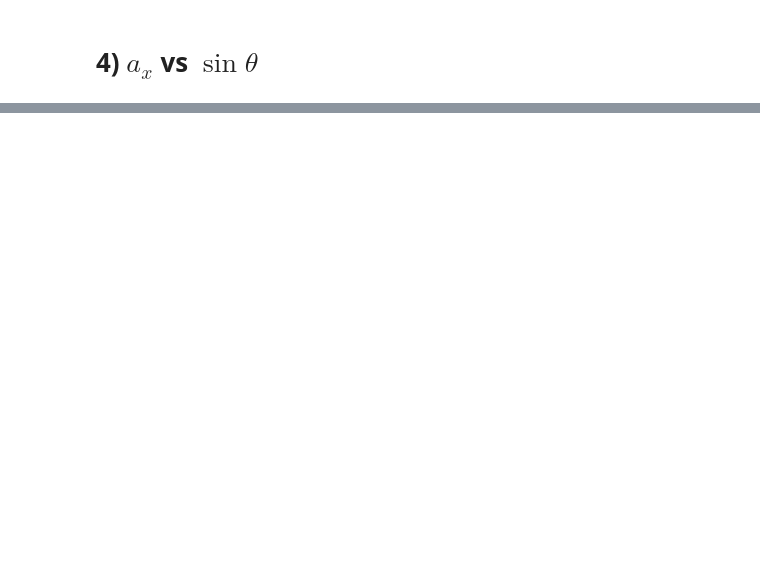
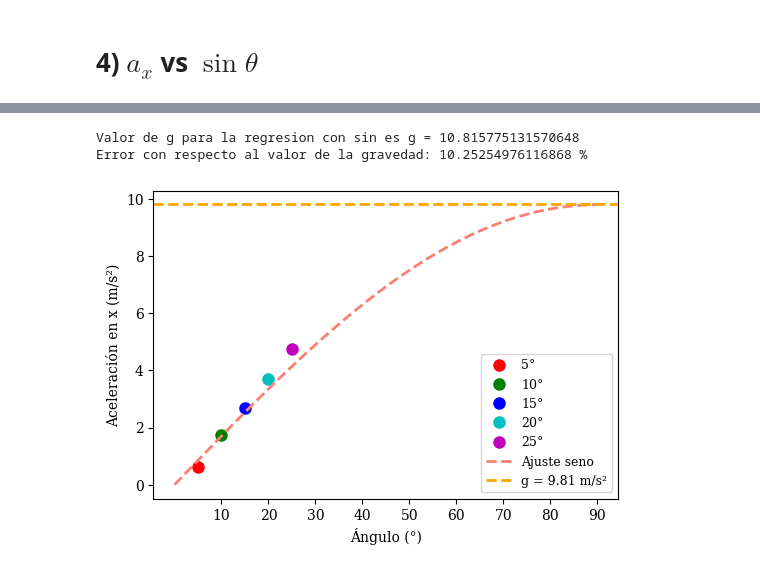
Before and after one commit to renzohillmann/Python, a Jupyter notebook: carrito.ipynb, the cells around one changed output, grey strips where cells are left out. Drawn from its saved outputs; the diff is of its cells as text; code cells hidden in the pictures; blank space fills up the shorter version.

```diff
--- a/carrito.ipynb
+++ b/carrito.ipynb
@@ -9,3 +9,6 @@ def parabola(x, a, b, c):
 
 def linear(x, m, b):
     return m * x + b
+
+def gsin(theta, g):
+    return g*np.sin(np.radians(theta))
@@ -275,0 +339,56 @@ Ordenada al origen de la recta de ajuste: -0.43385983908262027
+# %%
+ax_averages = np.array([ax_5_average, ax_10_average, ax_15_average, ax_20_average, ax_25_average])
+angles = np.array([5, 10, 15, 20, 25])
+
+# Fit a linear regression line to the data
+
+popt, pcov = opt.curve_fit(gsin, angles, ax_averages)
+x_fit = np.linspace(min(angles), max(angles), 100)
+y_fit = gsin(x_fit, *popt)
+
+print("Valor de g para la regresion con sin es g =", popt[0])
+#print("Error de la pendiente:", np.sqrt(pcov[0][0]))
+#error con respecto al valor de la gravedad
+g = 9.81
+error = (popt[0] - g) / g * 100
+print("Error con respecto al valor de la gravedad:", error, "%")
+
+xticks_positions = [10, 20, 30, 40, 50, 60, 70, 80, 90]
+xticks_labels = ['10', '20', '30', '40', '50', '60', '70', '80', '90']
+
+plt.xticks(xticks_positions, xticks_labels)
+
+
+plt.plot(angles[0], ax_5_average, marker='o', markersize=8 , linestyle='None', color='r', label='5°')
+plt.plot(angles[1], ax_10_average,marker='o', markersize=8 , linestyle='None', color='g', label='10°')
+plt.plot(angles[2], ax_15_average, marker='o', markersize=8 , linestyle='None', color='b', label='15°')
+plt.plot(angles[3], ax_20_average, marker='o', markersize=8 , linestyle='None', color='c', label='20°')
+plt.plot(angles[4], ax_25_average, marker='o', markersize=8 , linestyle='None', color='m', label='25°')
+
+# plt.plot(x_fit, y_fit, color='salmon', label='Ajuste seno', linestyle='dashed', linewidth=2)
+
+# plot of the function gsin between 0 and 90 degrees
+
+x = np.linspace(0, 90, 100)
+y = gsin(x, 9.8)
+
+plt.plot(x, y, color='salmon', label='Ajuste seno', linestyle='dashed', linewidth=2)
+plt.axhline(y=g, color='orange', linestyle='dashed', linewidth=2, label='g = 9.81 m/s²')
+
+
+# Add labels, title, legend (if needed)
+plt.xlabel("Ángulo (°)")
+plt.ylabel("Aceleración en x (m/s²)")
+
+plt.legend(fontsize=9)  # Show the legend
+
+
+# image size
+plt.gcf().set_size_inches(6, 4)
+plt.savefig("a-vs-theta.png", dpi=300, bbox_inches="tight")
+# Display the plot
+plt.show()
+# %% [output]
+Valor de g para la regresion con sin es g = 10.815775131570648
+Error con respecto al valor de la gravedad: 10.25254976116868 %
+[figure, added]
```
Also changed, not shown: parts of 6 cells of this notebook.
